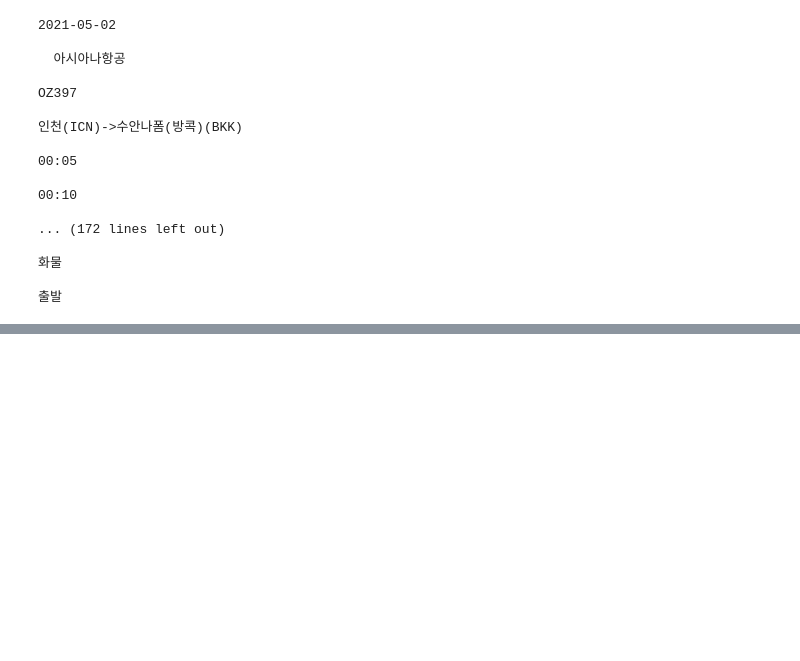
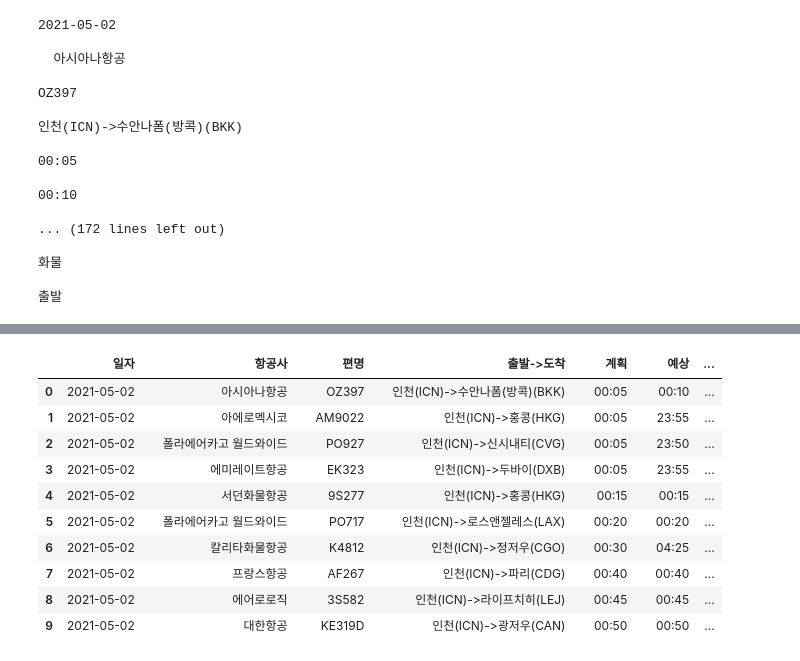
Before and after one commit to corazzon/web_scraping, a Jupyter notebook: 항공기운항정보/항공기실시간운항정보.ipynb, the cells around one changed output, grey strips where cells are left out. Cells and saved outputs as stored; diff of their text form; code cells hidden in the pictures; blank space fills up the shorter version.

```diff
--- a/항공기운항정보/항공기실시간운항정보.ipynb
+++ b/항공기운항정보/항공기실시간운항정보.ipynb
@@ -9,7 +9,9 @@ headers = {"referer": "https://www.airportal.go.kr/life/airinfo/RaSkeFrm.jsp",
            'user-agent': "Mozilla/5.0 (Macintosh; Intel Mac OS X 10_15_7) AppleWebKit/537.36 (KHTML, like Gecko) Chrome/90.0.4430.93 Safari/537.36"}
 # %%
 url ="https://www.airportal.go.kr/life/airinfo/RaSkeDepList.jsp"
-params = "gubun=c_getList&curr_page=1&one_page=10&one_group=10&dep_airport=RKSI&arr_airport=&srch_type=dep&current_dt_from=20210502&current_dt_to=20210502&regCls=0&al_icao=&fp_iata="
+params = "gubun=c_getList&curr_page=1&one_page=10&one_group=10"
+params = params + "&dep_airport=RKSI&arr_airport=&srch_type=dep"
+params = params + "&current_dt_from=20210502&current_dt_to=20210502&regCls=0&al_icao=&fp_iata="
 # %%
 # response = requests.post(url, params=params, headers=headers)
 response = requests.post(url, params=params)
@@ -136,0 +127,5 @@ pd.DataFrame(td_list)
+# %%
+col_name = table[1].get_text()
+cols = col_name.split("\n")[2:-1]
+print(len(cols))
+cols
@@ -136,0 +153,4 @@ pd.DataFrame(td_list)
+# %%
+df = pd.DataFrame(td_list)
+print(df.shape)
+df
@@ -136,0 +170,16 @@ pd.DataFrame(td_list)
+# %%
+df.columns = cols
+# %%
+df
+# %% [output]
+|  | 일자 |  | 항공사 |  | 편명 |  | 출발->도착 |  | 계획 |  | 예상 | ... |
+| 0 | 2021-05-02 |  | 아시아나항공 |  | OZ397 |  | 인천(ICN)->수안나폼(방콕)(BKK) |  | 00:05 |  | 00:10 | ... |
+| 1 | 2021-05-02 |  | 아에로멕시코 |  | AM9022 |  | 인천(ICN)->홍콩(HKG) |  | 00:05 |  | 23:55 | ... |
+| 2 | 2021-05-02 |  | 폴라에어카고 월드와이드 |  | PO927 |  | 인천(ICN)->신시내티(CVG) |  | 00:05 |  | 23:50 | ... |
+| 3 | 2021-05-02 |  | 에미레이트항공 |  | EK323 |  | 인천(ICN)->두바이(DXB) |  | 00:05 |  | 23:55 | ... |
+| 4 | 2021-05-02 |  | 서던화물항공 |  | 9S277 |  | 인천(ICN)->홍콩(HKG) |  | 00:15 |  | 00:15 | ... |
+| 5 | 2021-05-02 |  | 폴라에어카고 월드와이드 |  | PO717 |  | 인천(ICN)->로스앤젤레스(LAX) |  | 00:20 |  | 00:20 | ... |
+| 6 | 2021-05-02 |  | 칼리타화물항공 |  | K4812 |  | 인천(ICN)->정저우(CGO) |  | 00:30 |  | 04:25 | ... |
+| 7 | 2021-05-02 |  | 프랑스항공 |  | AF267 |  | 인천(ICN)->파리(CDG) |  | 00:40 |  | 00:40 | ... |
+| 8 | 2021-05-02 |  | 에어로로직 |  | 3S582 |  | 인천(ICN)->라이프치히(LEJ) |  | 00:45 |  | 00:45 | ... |
+| 9 | 2021-05-02 |  | 대한항공 |  | KE319D |  | 인천(ICN)->광저우(CAN) |  | 00:50 |  | 00:50 | ... |
```
Also changed, not shown: parts of 4 cells of this notebook.
